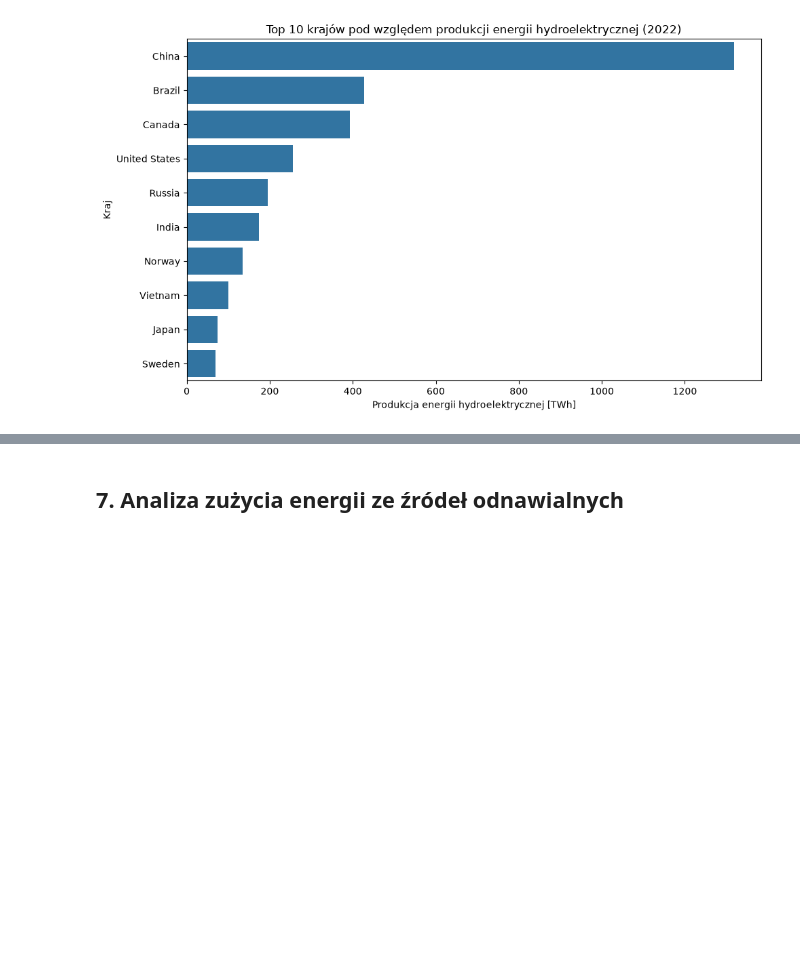
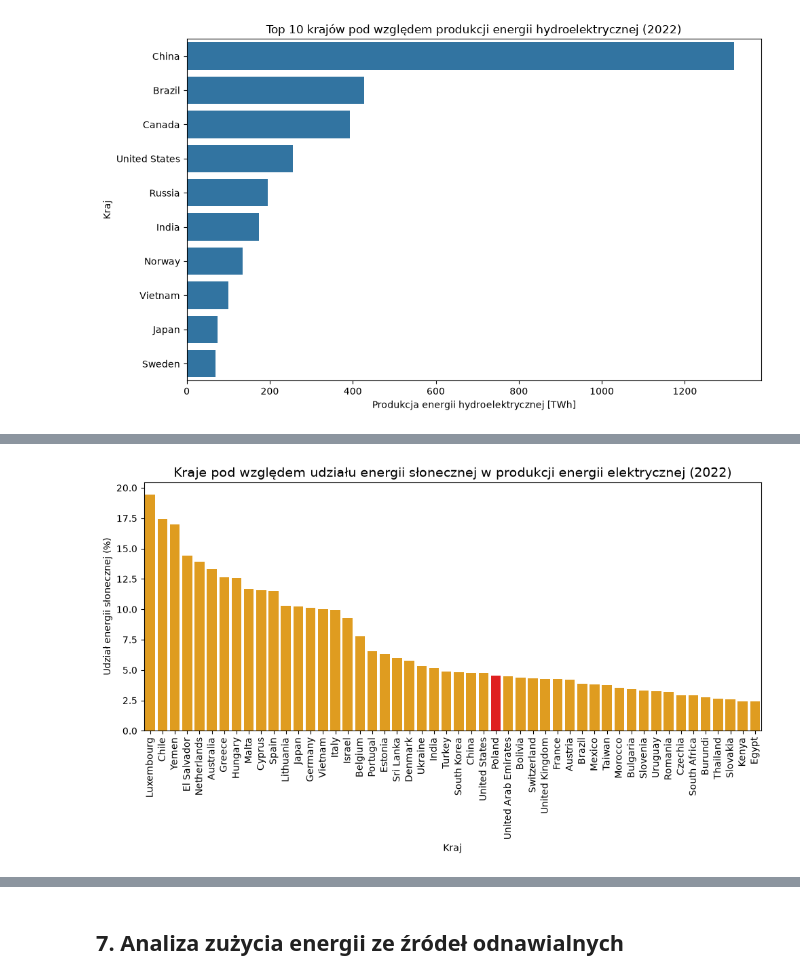
Before and after one commit to olaramota-beep/AWDP-projekt-do-oddania, a Jupyter notebook: Wstęp.ipynb, the cells around one changed output, grey strips where cells are left out. Drawn from its saved outputs; the diff is of its cells as text; code cells hidden in the pictures; blank space fills up the shorter version.

```diff
--- a/Wstęp.ipynb
+++ b/Wstęp.ipynb
@@ -1064,0 +1560,42 @@ Na podstawie wykresu można określić, które kraje odgrywają największą rol
+# %%
+#=================================================================
+#    Produkcja energii elektrycznej z OZE - energia słoneczna
+#=================================================================
+
+top_countries = (
+    df_2022
+    .nlargest(50, 'solar_share_elec')
+    .copy()
+)
+
+# Kolor pomarańczowy dla wszystkich krajów, czerwony dla Polski
+colors = [
+    'red' if country == 'Poland' else 'orange'
+    for country in top_countries['country']
+]
+
+plt.figure(figsize=(10, 6))
+
+sns.barplot(
+    data=top_countries,
+    x='country',
+    y='solar_share_elec',
+    hue='country',
+    palette=dict(zip(top_countries['country'], colors)),
+    legend=False
+)
+
+plt.title(
+    'Kraje pod względem udziału energii słonecznej w produkcji energii elektrycznej (2022)',
+    fontsize=14
+)
+
+plt.xlabel('Kraj')
+plt.ylabel('Udział energii słonecznej (%)')
+
+plt.xticks(rotation=90)
+
+plt.tight_layout()
+plt.show()
+# %% [output]
+[figure, added]
```
Also changed, not shown: parts of 94 cells of this notebook.
